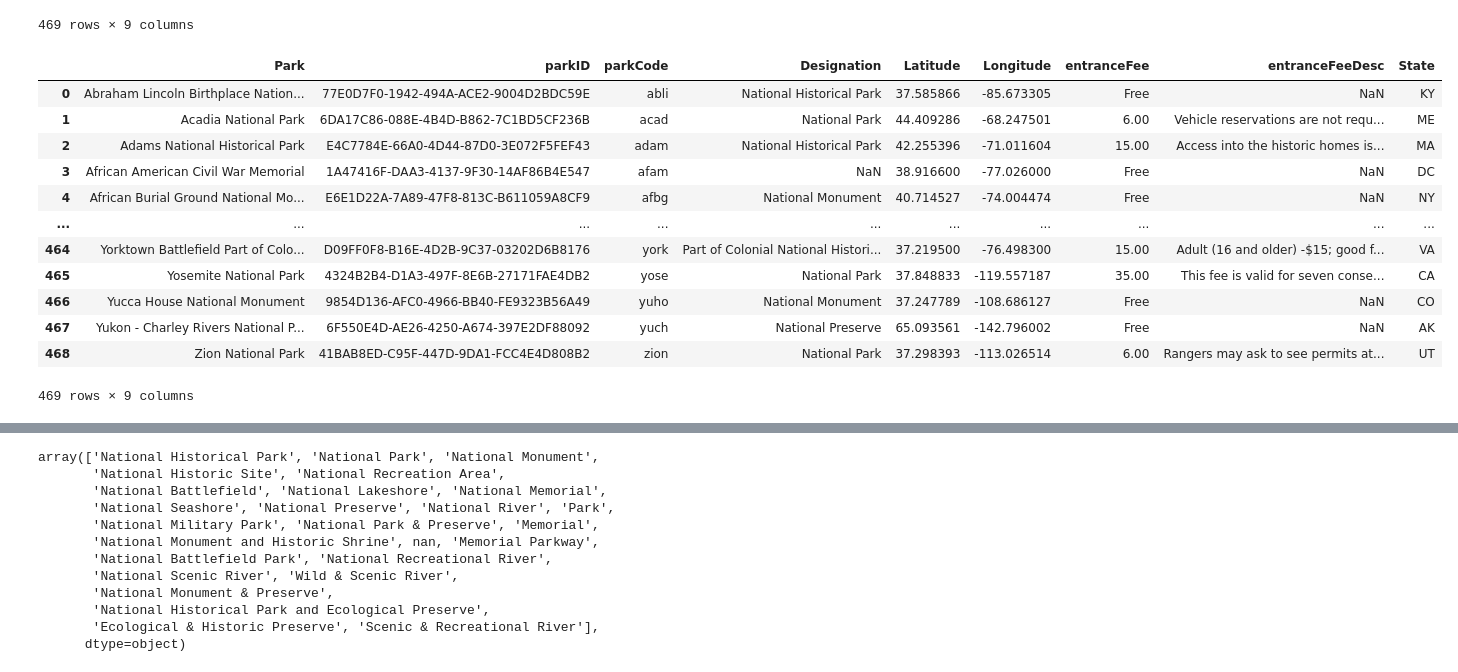
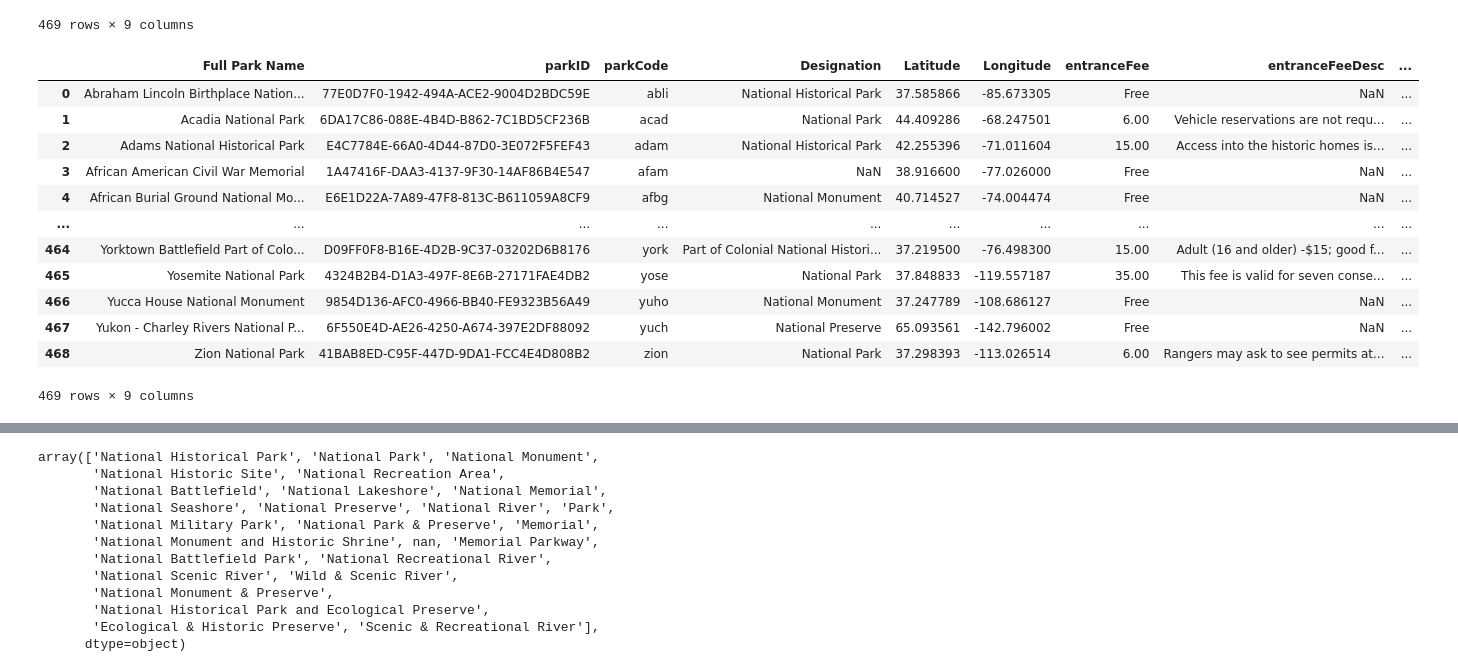
Before and after one commit to kristenfarabaugh/Project-3, a Jupyter notebook: Data Analysis/Preparing Data for Map Plotting.ipynb, the cells around one changed output, grey strips where cells are left out. Saved outputs shown, nothing was run; the diff lists cells and outputs as text; code cells hidden in the pictures.

```diff
--- a/Data Analysis/Preparing Data for Map Plotting.ipynb
+++ b/Data Analysis/Preparing Data for Map Plotting.ipynb
@@ -371,7 +320,7 @@ monthly_visitors_2022_df
 # %%
 # Read in all the park information
 
-park_info_df = pd.read_csv('../Output/park_info.csv')
+park_info_df = pd.read_csv('../Output/park_info_NPS_API.csv')
 park_info_df
 # %% [output]
 |  | Name | Park ID | Park Code | Designation | Latitude | Longitude | Entrance Fee | Entrance Fee Desc | ... |
@@ -390,23 +339,23 @@ park_info_df
 # %%
 #Rename columns for merging and for js inputting to map
 
-park_info_df = park_info_df.rename(columns = {"Name": "Park",
+park_info_df = park_info_df.rename(columns = {"Name": "Full Park Name",
                                               "Park Code": "parkCode",
                                               "Park ID": "parkID",
                                              "Entrance Fee": "entranceFee",
                                              "Entrance Fee Desc": "entranceFeeDesc"})
 park_info_df
 # %% [output]
-|  | Park | parkID | parkCode | Designation | Latitude | Longitude | entranceFee | entranceFeeDesc | State |
-| 0 | Abraham Lincoln Birthplace Nation... | 77E0D7F0-1942-494A-ACE2-9004D2BDC59E | abli | National Historical Park | 37.585866 | -85.673305 | Free | NaN | KY |
-| 1 | Acadia National Park | 6DA17C86-088E-4B4D-B862-7C1BD5CF236B | acad | National Park | 44.409286 | -68.247501 | 6.00 | Vehicle reservations are not requ... | ME |
-| 2 | Adams National Historical Park | E4C7784E-66A0-4D44-87D0-3E072F5FEF43 | adam | National Historical Park | 42.255396 | -71.011604 | 15.00 | Access into the historic homes is... | MA |
-| 3 | African American Civil War Memorial | 1A47416F-DAA3-4137-9F30-14AF86B4E547 | afam | NaN | 38.916600 | -77.026000 | Free | NaN | DC |
-| 4 | African Burial Ground National Mo... | E6E1D22A-7A89-47F8-813C-B611059A8CF9 | afbg | National Monument | 40.714527 | -74.004474 | Free | NaN | NY |
+|  | Full Park Name | parkID | parkCode | Designation | Latitude | Longitude | entranceFee | entranceFeeDesc | ... |
+| 0 | Abraham Lincoln Birthplace Nation... | 77E0D7F0-1942-494A-ACE2-9004D2BDC59E | abli | National Historical Park | 37.585866 | -85.673305 | Free | NaN | ... |
+| 1 | Acadia National Park | 6DA17C86-088E-4B4D-B862-7C1BD5CF236B | acad | National Park | 44.409286 | -68.247501 | 6.00 | Vehicle reservations are not requ... | ... |
+| 2 | Adams National Historical Park | E4C7784E-66A0-4D44-87D0-3E072F5FEF43 | adam | National Historical Park | 42.255396 | -71.011604 | 15.00 | Access into the historic homes is... | ... |
+| 3 | African American Civil War Memorial | 1A47416F-DAA3-4137-9F30-14AF86B4E547 | afam | NaN | 38.916600 | -77.026000 | Free | NaN | ... |
+| 4 | African Burial Ground National Mo... | E6E1D22A-7A89-47F8-813C-B611059A8CF9 | afbg | National Monument | 40.714527 | -74.004474 | Free | NaN | ... |
 | ... | ... | ... | ... | ... | ... | ... | ... | ... | ... |
-| 464 | Yorktown Battlefield Part of Colo... | D09FF0F8-B16E-4D2B-9C37-03202D6B8176 | york | Part of Colonial National Histori... | 37.219500 | -76.498300 | 15.00 | Adult (16 and older) -$15; good f... | VA |
-| 465 | Yosemite National Park | 4324B2B4-D1A3-497F-8E6B-27171FAE4DB2 | yose | National Park | 37.848833 | -119.557187 | 35.00 | This fee is valid for seven conse... | CA |
-| 466 | Yucca House National Monument | 9854D136-AFC0-4966-BB40-FE9323B56A49 | yuho | National Monument | 37.247789 | -108.686127 | Free | NaN | CO |
-| 467 | Yukon - Charley Rivers National P... | 6F550E4D-AE26-4250-A674-397E2DF88092 | yuch | National Preserve | 65.093561 | -142.796002 | Free | NaN | AK |
-| 468 | Zion National Park | 41BAB8ED-C95F-447D-9DA1-FCC4E4D808B2 | zion | National Park | 37.298393 | -113.026514 | 6.00 | Rangers may ask to see permits at... | UT |
+| 464 | Yorktown Battlefield Part of Colo... | D09FF0F8-B16E-4D2B-9C37-03202D6B8176 | york | Part of Colonial National Histori... | 37.219500 | -76.498300 | 15.00 | Adult (16 and older) -$15; good f... | ... |
+| 465 | Yosemite National Park | 4324B2B4-D1A3-497F-8E6B-27171FAE4DB2 | yose | National Park | 37.848833 | -119.557187 | 35.00 | This fee is valid for seven conse... | ... |
+| 466 | Yucca House National Monument | 9854D136-AFC0-4966-BB40-FE9323B56A49 | yuho | National Monument | 37.247789 | -108.686127 | Free | NaN | ... |
+| 467 | Yukon - Charley Rivers National P... | 6F550E4D-AE26-4250-A674-397E2DF88092 | yuch | National Preserve | 65.093561 | -142.796002 | Free | NaN | ... |
+| 468 | Zion National Park | 41BAB8ED-C95F-447D-9DA1-FCC4E4D808B2 | zion | National Park | 37.298393 | -113.026514 | 6.00 | Rangers may ask to see permits at... | ... |
 469 rows × 9 columns
```
Also changed, not shown: parts of 9 cells of this notebook, 5 other files.
